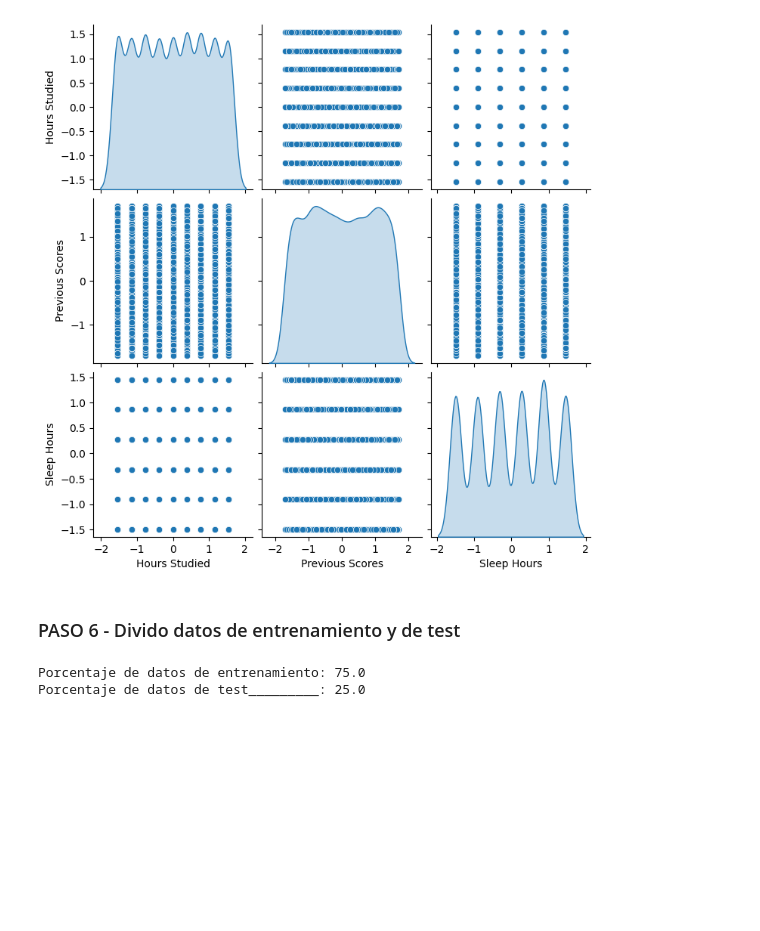
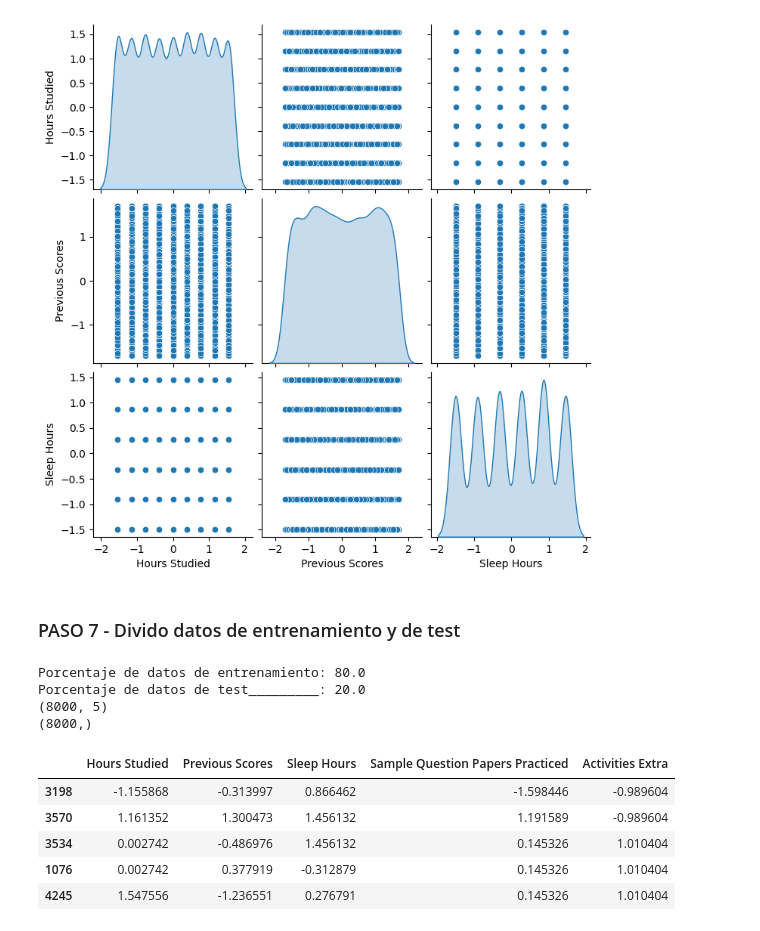
Before and after one commit to keltoi-dev/ejercicios_datamining, a Jupyter notebook: ejercicio_final/Fraga_TPF_Ejercicio1.ipynb, the cells around one changed output. Drawn from its saved outputs; the diff is of its cells as text; code cells hidden in the pictures; blank space fills up the shorter version.

```diff
--- a/ejercicio_final/Fraga_TPF_Ejercicio1_b.ipynb
+++ b/ejercicio_final/Fraga_TPF_Ejercicio1.ipynb
@@ -124,12 +138,28 @@ sns.pairplot(normal_x[["Hours Studied", "Previous Scores", "Sleep Hours"]], diag
 <seaborn.axisgrid.PairGrid at 0x...>
 [figure]
 # %% [markdown]
-<h3>PASO 6 - Divido datos de entrenamiento y de test</h3>
+<h3>PASO 7 - Divido datos de entrenamiento y de test</h3>
 # %%
-x_entrenar, x_test, y_entrenar, y_test=train_test_split(normal_x, data_y)
+# Decido dividir los datos de entrenamiento y testeo en 80/20 respectivamente
+
+x_entrenar, x_test, y_entrenar, y_test=train_test_split(normal_x, data_y, test_size=0.2)
 
 print("Porcentaje de datos de entrenamiento:", len(x_entrenar)*100/(len(x_entrenar)+len(x_test)))
 print("Porcentaje de datos de test_________:", len(x_test)*100/(len(x_entrenar)+len(x_test)))
+
+print(x_entrenar.shape)
+print(y_entrenar.shape)
 # %% [output]
-Porcentaje de datos de entrenamiento: 75.0
-Porcentaje de datos de test_________: 25.0
+Porcentaje de datos de entrenamiento: 80.0
+Porcentaje de datos de test_________: 20.0
+(8000, 5)
+(8000,)
+# %%
+x_entrenar.head()
+# %% [output]
+|  | Hours Studied | Previous Scores | Sleep Hours | Sample Question Papers Practiced | Activities Extra |
+| 3198 | -1.155868 | -0.313997 | 0.866462 | -1.598446 | -0.989604 |
+| 3570 | 1.161352 | 1.300473 | 1.456132 | 1.191589 | -0.989604 |
+| 3534 | 0.002742 | -0.486976 | 1.456132 | 0.145326 | 1.010404 |
+| 1076 | 0.002742 | 0.377919 | -0.312879 | 0.145326 | 1.010404 |
+| 4245 | 1.547556 | -1.236551 | 0.276791 | 0.145326 | 1.010404 |
```
Also changed, not shown: parts of 25 cells of this notebook, 3 other files.
